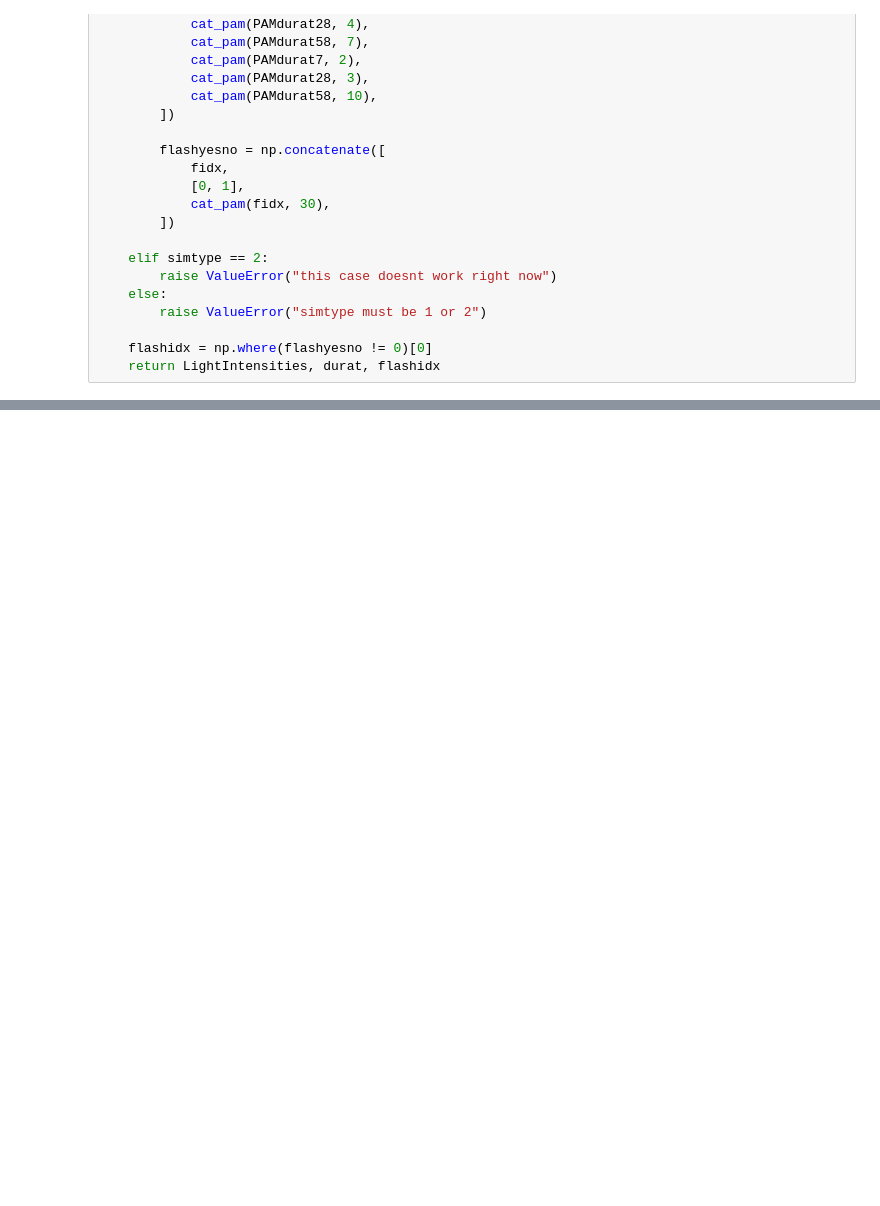
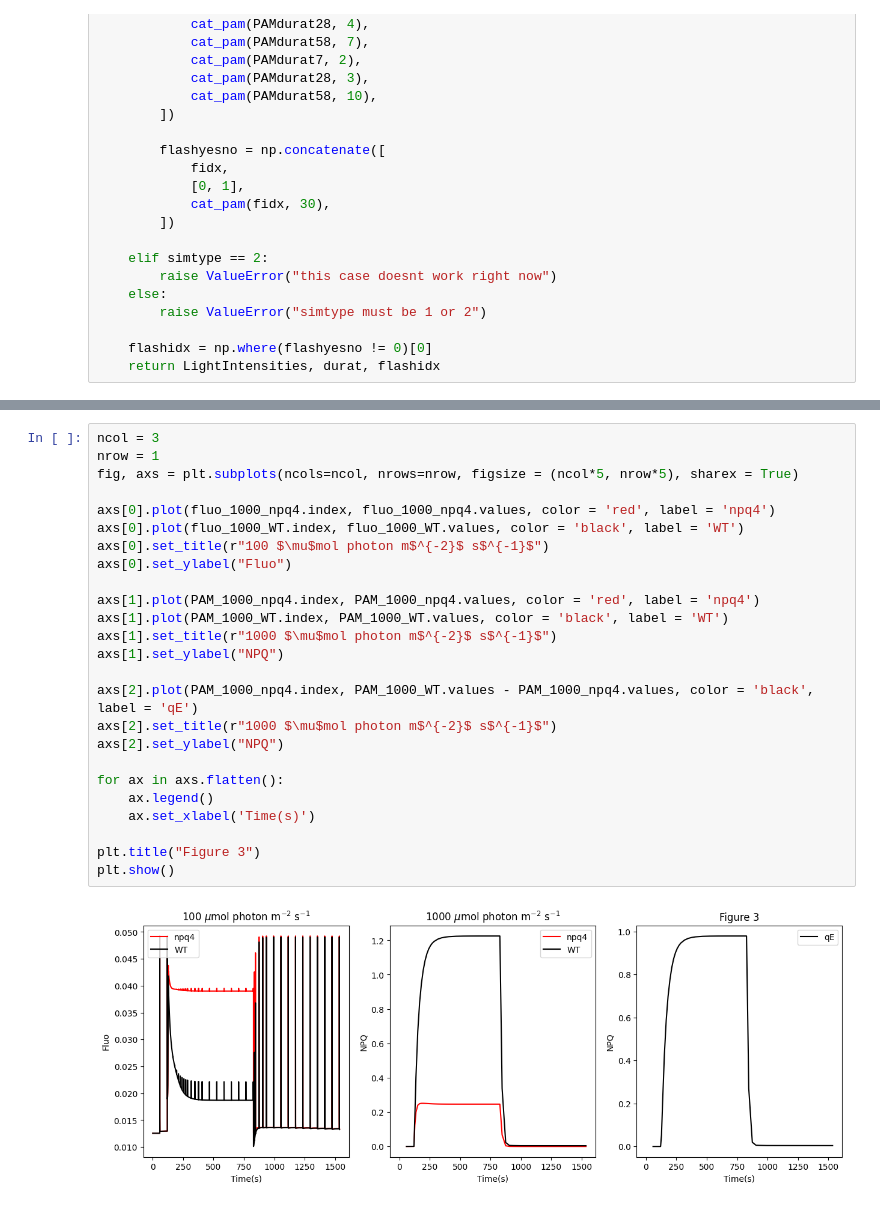
Before and after one commit to Computational-Biology-Aachen/mxl-models, a Jupyter notebook: docs/zaks2012.ipynb, the cells around one changed output, grey strips where cells are left out. Cells and saved outputs as stored; diff of their text form; blank space fills up the shorter version.

Commit message:
update: Reproducing figures from Zaks 2012

```diff
--- a/docs/zaks2012.ipynb
+++ b/docs/zaks2012.ipynb
@@ -163,0 +173,27 @@ plt.show()
+# %%
+ncol = 3
+nrow = 1
+fig, axs = plt.subplots(ncols=ncol, nrows=nrow, figsize = (ncol*5, nrow*5), sharex = True)
+
+axs[0].plot(fluo_1000_npq4.index, fluo_1000_npq4.values, color = 'red', label = 'npq4')
+axs[0].plot(fluo_1000_WT.index, fluo_1000_WT.values, color = 'black', label = 'WT')
+axs[0].set_title(r"100 $\mu$mol photon m$^{-2}$ s$^{-1}$")
+axs[0].set_ylabel("Fluo")
+
+axs[1].plot(PAM_1000_npq4.index, PAM_1000_npq4.values, color = 'red', label = 'npq4')
+axs[1].plot(PAM_1000_WT.index, PAM_1000_WT.values, color = 'black', label = 'WT')
+axs[1].set_title(r"1000 $\mu$mol photon m$^{-2}$ s$^{-1}$")
+axs[1].set_ylabel("NPQ")
+
+axs[2].plot(PAM_1000_npq4.index, PAM_1000_WT.values - PAM_1000_npq4.values, color = 'black', label = 'qE')
+axs[2].set_title(r"1000 $\mu$mol photon m$^{-2}$ s$^{-1}$")
+axs[2].set_ylabel("NPQ")
+
+for ax in axs.flatten():
+    ax.legend()
+    ax.set_xlabel('Time(s)')
+
+plt.title("Figure 3")
+plt.show()
+# %% [output]
+[figure, added]
```
Also changed, not shown: parts of 5 cells of this notebook, 1 other file.
